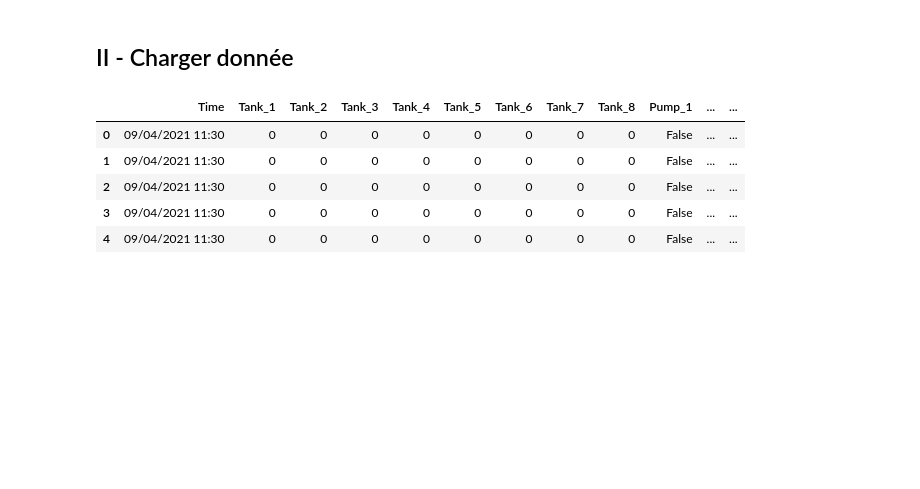
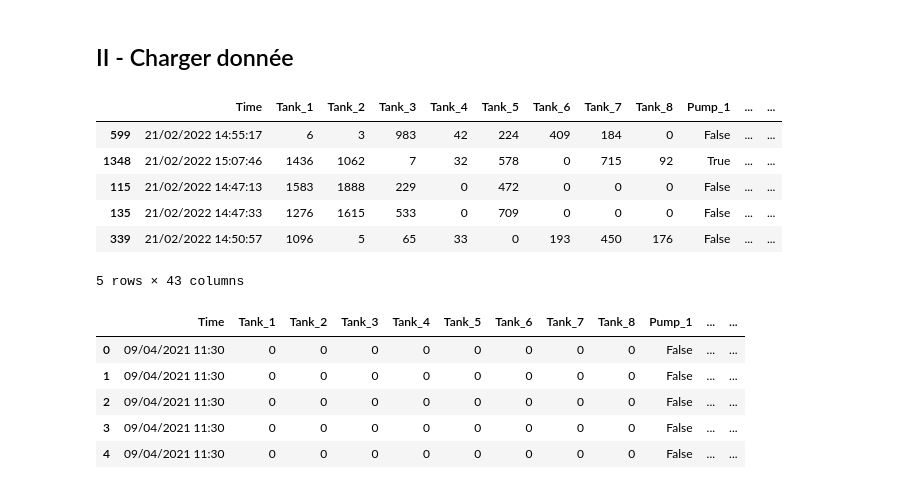
Before and after one commit to Mouret-Orfeu/Projet-Protection-des-donnees, a Jupyter notebook: physical_preparation.ipynb, the cells around one changed output. Cells and saved outputs as stored; diff of their text form; code cells hidden in the pictures; blank space fills up the shorter version.

Commit message:
code de creation et d'enregistrement des datasets concaténés de différentes size

```diff
--- a/physical_preparation.ipynb
+++ b/physical_preparation.ipynb
@@ -10,7 +11,7 @@ import os
 # %%
 # On utilise train_test_split de sklearn pour reduire les dataset à la taille voulue en concervant les proportions pour les labels
 # Pour garder les proportions, il faut les connaitres, pour les connaitres, il faut d'abord load le dataset en entier (ce qui peut être lourd)
-def load_dataset_keeping_proportions(size, dataset_path):
+def load_dataset_keeping_proportions(dataset_path, size):
     def stratified_sample(df, size_frac):
         if 'label' in df.columns:
 
@@ -24,8 +25,11 @@ def load_dataset_keeping_proportions(size, dataset_path):
     # Map size input to fractions
     size_map = {"full": 1, "/2": 0.5, "/4": 0.25, "/10": 0.1, "/100": 0.01, "/1000": 0.001}
 
-    # Load the dataset
-    df = pd.read_csv(dataset_path)
+    if(dataset_path == "physical/phy_att_4.csv"):
+        df = pd.read_csv(dataset_path, delimiter=',')
+    else:
+        df = pd.read_csv(dataset_path, delimiter=';')
+
 
     # Apply stratified sampling if size is not 'full'
     if size != "full":
@@ -42,3 +46,15 @@ df_attack_4 = pd.read_csv("physical/phy_att_4.csv")
+# %%
+df_attack_4_reduced = load_dataset_keeping_proportions("physical/phy_att_4.csv", "/100")
+# %%
+df_attack_4_reduced.head()
+# %% [output]
+|  | Time | Tank_1 | Tank_2 | Tank_3 | Tank_4 | Tank_5 | Tank_6 | Tank_7 | Tank_8 | Pump_1 | ... | ... |
+| 599 | 21/02/2022 14:55:17 | 6 | 3 | 983 | 42 | 224 | 409 | 184 | 0 | False | ... | ... |
+| 1348 | 21/02/2022 15:07:46 | 1436 | 1062 | 7 | 32 | 578 | 0 | 715 | 92 | True | ... | ... |
+| 115 | 21/02/2022 14:47:13 | 1583 | 1888 | 229 | 0 | 472 | 0 | 0 | 0 | False | ... | ... |
+| 135 | 21/02/2022 14:47:33 | 1276 | 1615 | 533 | 0 | 709 | 0 | 0 | 0 | False | ... | ... |
+| 339 | 21/02/2022 14:50:57 | 1096 | 5 | 65 | 33 | 0 | 193 | 450 | 176 | False | ... | ... |
+5 rows × 43 columns
 # %%
 df_normal.head()
 # %% [output]
```
Also changed, not shown: parts of 5 cells of this notebook, 1 other file.
